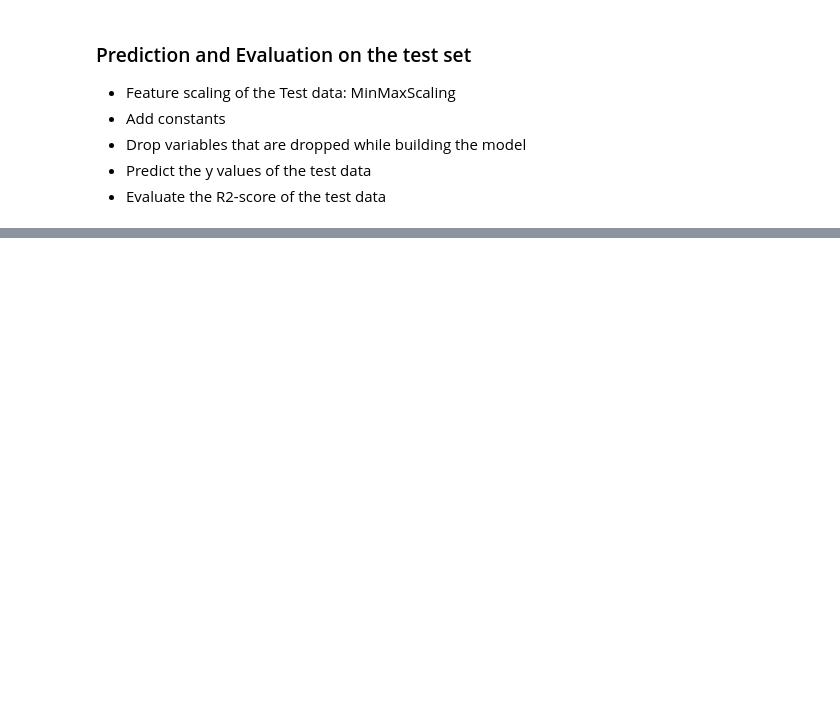
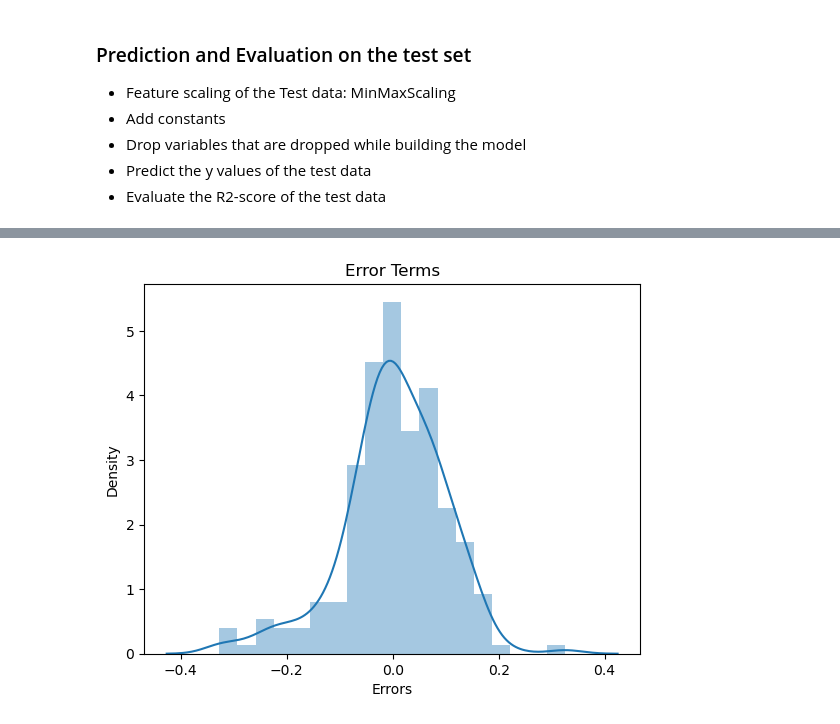
Before and after one commit to karthikgadepalli/BikeSharingAssignment, a Jupyter notebook: BikeSharingAssignment_MLR.ipynb, the cells around one changed output, grey strips where cells are left out. Drawn from its saved outputs; the diff is of its cells as text; code cells hidden in the pictures; blank space fills up the shorter version.

```diff
--- a/BikeSharingAssignment_MLR.ipynb
+++ b/BikeSharingAssignment_MLR.ipynb
@@ -615,0 +656,5 @@ r2_score(y_train,y_train_pred)
+# %%
+# Residual analysis of Test data
+plot_res_dist(y_test, y_test_pred)
+# %% [output]
+[figure, added]
```
Also changed, not shown: parts of 14 cells of this notebook.
